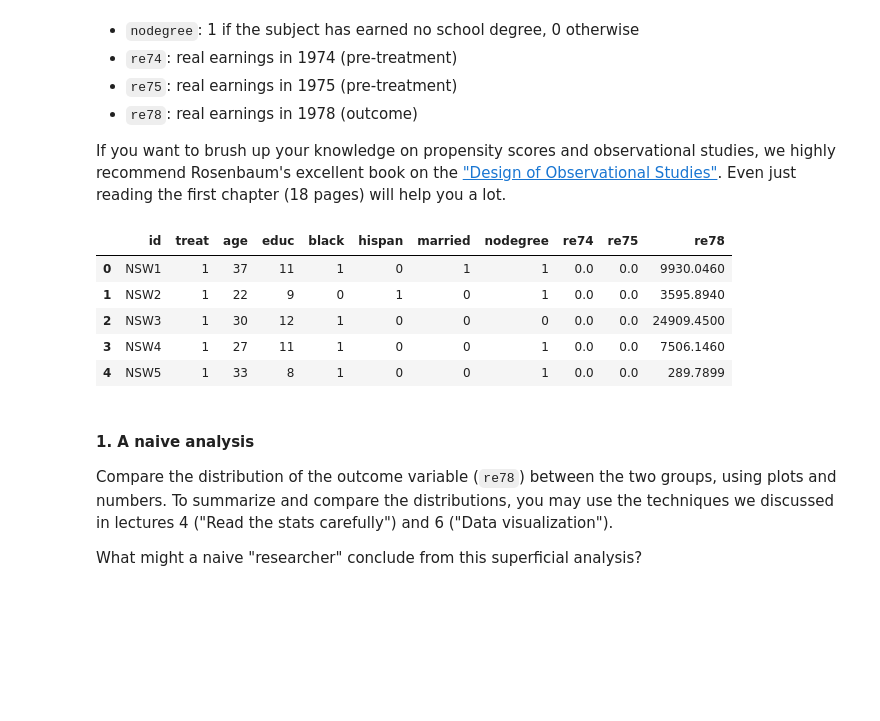
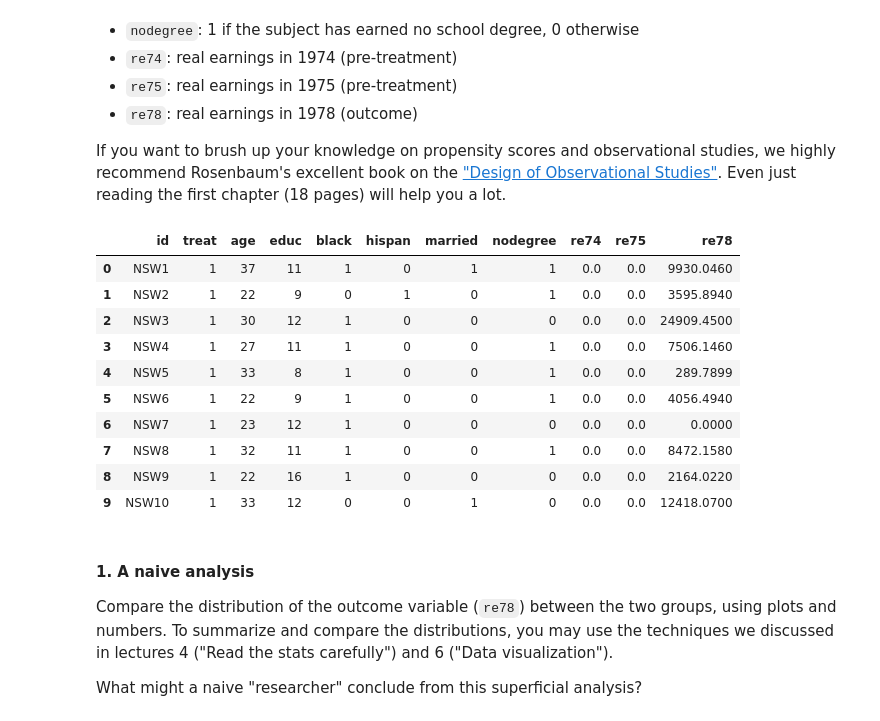
Before and after one commit to armand33/applied_data_analysis_2017, a Jupyter notebook: 04 - Applied ML/Homework 4.ipynb, the cells around one changed output. Cells and saved outputs as stored; diff of their text form; code cells hidden in the pictures; blank space fills up the shorter version.

```diff
--- a/04 - Applied ML/Homework 4.ipynb
+++ b/04 - Applied ML/Homework 4.ipynb
@@ -29,14 +34,19 @@ import numpy as np
 # %%
 df = pd.read_csv('lalonde.csv')
 # %%
-df.head()
+df.head(10)
 # %% [output]
 |  | id | treat | age | educ | black | hispan | married | nodegree | re74 | re75 | re78 |
 | 0 | NSW1 | 1 | 37 | 11 | 1 | 0 | 1 | 1 | 0.0 | 0.0 | 9930.0460 |
 | 1 | NSW2 | 1 | 22 | 9 | 0 | 1 | 0 | 1 | 0.0 | 0.0 | 3595.8940 |
 | 2 | NSW3 | 1 | 30 | 12 | 1 | 0 | 0 | 0 | 0.0 | 0.0 | 24909.4500 |
 | 3 | NSW4 | 1 | 27 | 11 | 1 | 0 | 0 | 1 | 0.0 | 0.0 | 7506.1460 |
 | 4 | NSW5 | 1 | 33 | 8 | 1 | 0 | 0 | 1 | 0.0 | 0.0 | 289.7899 |
+| 5 | NSW6 | 1 | 22 | 9 | 1 | 0 | 0 | 1 | 0.0 | 0.0 | 4056.4940 |
+| 6 | NSW7 | 1 | 23 | 12 | 1 | 0 | 0 | 0 | 0.0 | 0.0 | 0.0000 |
+| 7 | NSW8 | 1 | 32 | 11 | 1 | 0 | 0 | 1 | 0.0 | 0.0 | 8472.1580 |
+| 8 | NSW9 | 1 | 22 | 16 | 1 | 0 | 0 | 0 | 0.0 | 0.0 | 2164.0220 |
+| 9 | NSW10 | 1 | 33 | 12 | 0 | 0 | 1 | 0 | 0.0 | 0.0 | 12418.0700 |
 # %% [markdown]
 #### 1. A naive analysis
 
```
Also changed, not shown: parts of 35 cells of this notebook.
